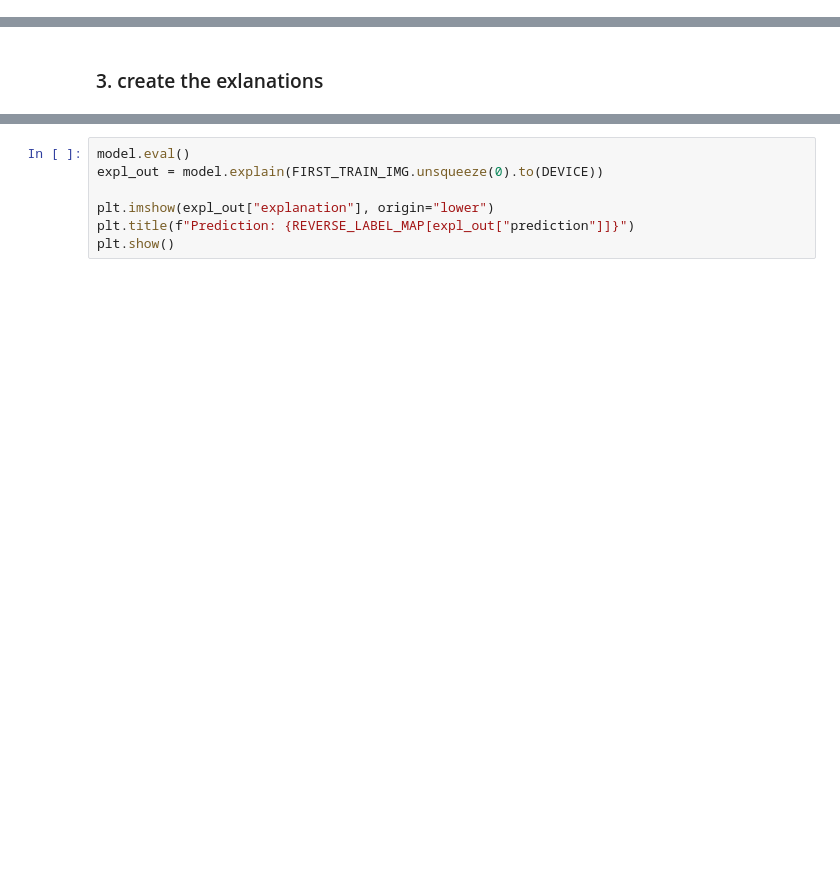
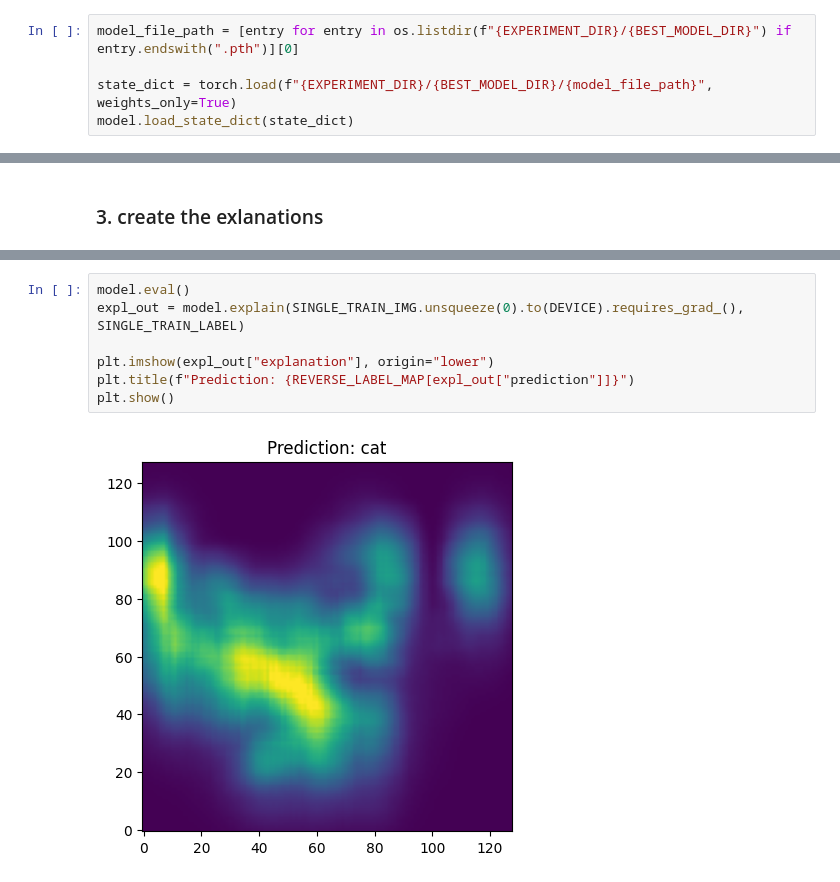
Before and after one commit to LukaVanHoeven/woofsandmeows, a Jupyter notebook: explain.ipynb, the cells around one changed output, grey strips where cells are left out. Cells and saved outputs as stored; diff of their text form; blank space fills up the shorter version.

```diff
--- a/explain.ipynb
+++ b/explain.ipynb
@@ -139,0 +171,5 @@ model = model.to(DEVICE)
+# %%
+model_file_path = [entry for entry in os.listdir(f"{EXPERIMENT_DIR}/{BEST_MODEL_DIR}") if entry.endswith(".pth")][0]
+
+state_dict = torch.load(f"{EXPERIMENT_DIR}/{BEST_MODEL_DIR}/{model_file_path}", weights_only=True)
+model.load_state_dict(state_dict)
@@ -150,7 +190,9 @@ FIRST_TRAIN_IMG.unsqueeze(0).shape
 # %%
 model.eval()
-expl_out = model.explain(FIRST_TRAIN_IMG.unsqueeze(0).to(DEVICE))
+expl_out = model.explain(SINGLE_TRAIN_IMG.unsqueeze(0).to(DEVICE).requires_grad_(), SINGLE_TRAIN_LABEL)
 
 plt.imshow(expl_out["explanation"], origin="lower")
 plt.title(f"Prediction: {REVERSE_LABEL_MAP[expl_out["prediction"]]}")
 plt.show()
+# %% [output]
+[figure, added]
```
Also changed, not shown: parts of 12 cells of this notebook, 2 other files.
